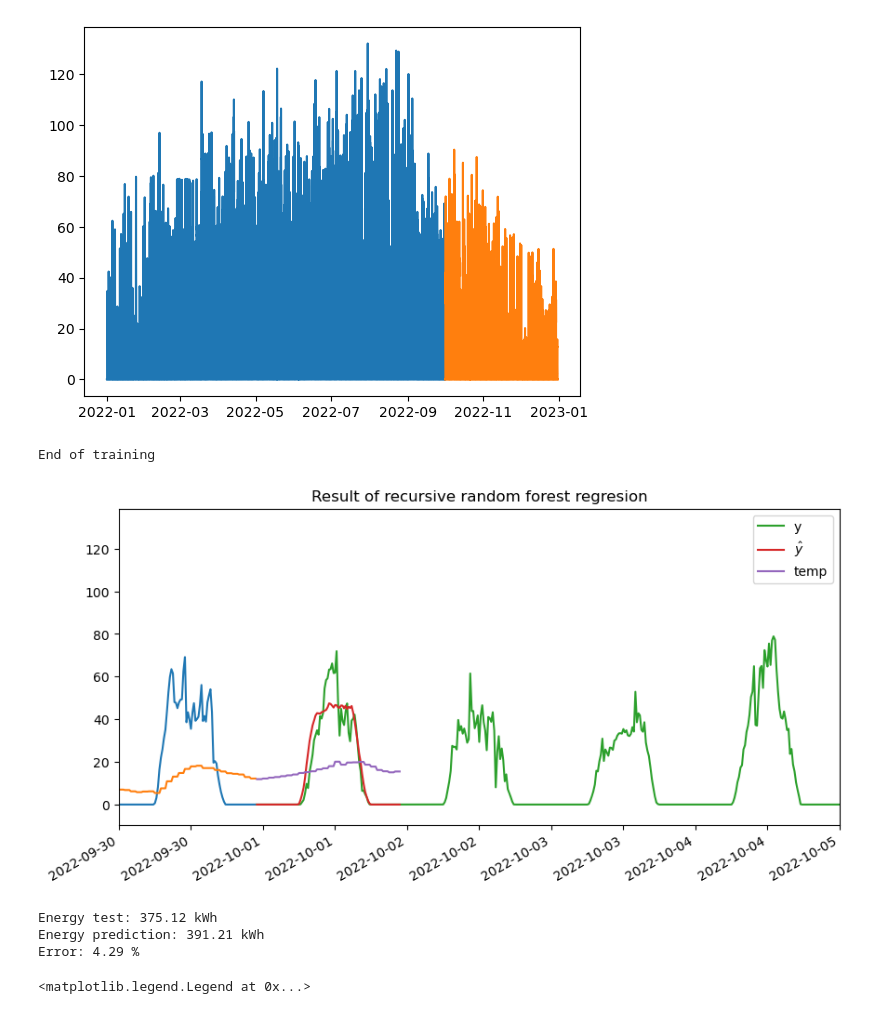
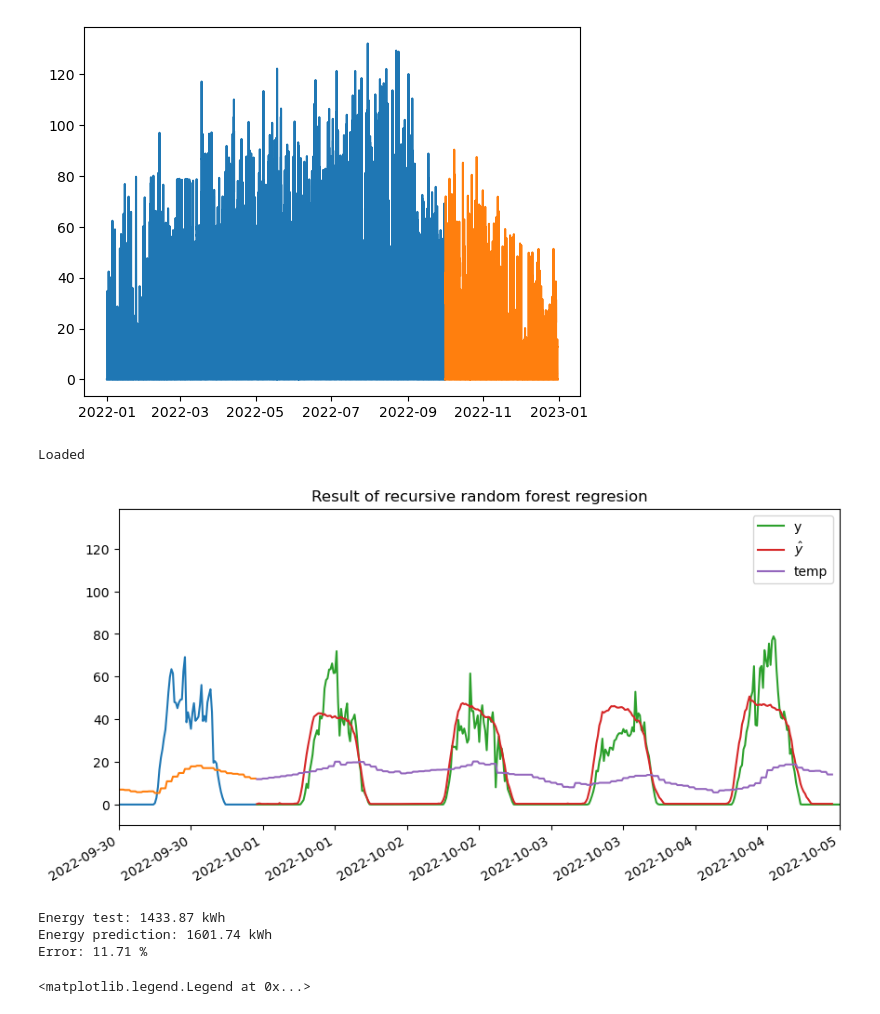
Before and after one commit to SpongeStark/Pre-PhD, a Jupyter notebook: demo/PV_2022_limit_configuration.ipynb, the cells around one changed output. Cells and saved outputs as stored; diff of their text form; code cells hidden in the pictures.

Commit message:
new 2024 predictions

```diff
--- a/demo/PV_2022_limit_configuration.ipynb
+++ b/demo/PV_2022_limit_configuration.ipynb
@@ -6,8 +6,8 @@ import numpy as np
 import pandas as pd
 # root_proj = Path("/Users/yk/Documents/Projects/Pre-PhD")
 # root_proj = Path("/Users/VERTPOM-UPJV/Documents/Banque_de_l'energie_V2/Data_prediction_K/Pre-PhD")
-# root_proj = Path("/Users/alesk/Documents/Git-repo/Pre-PhD")
-root_proj = Path("D:/GIT-REPO/Pre-PhD")
+root_proj = Path("/Users/alesk/Documents/Git-repo/Pre-PhD")
+# root_proj = Path("D:/GIT-REPO/Pre-PhD")
 if str(root_proj/"src") not in sys.path:
     sys.path.append(str(root_proj/"src"))
 # %%
@@ -338,9 +338,9 @@ from xgboost import XGBRegressor
 from lightgbm import LGBMRegressor
 days = 30
 forecaster = ForecasterRecursive(
-    # regressor = XGBRegressor(n_estimators=460, learning_rate=0.01, random_state=42),
+    regressor = XGBRegressor(n_estimators=460, learning_rate=0.01, random_state=42),
         # regressor = LGBMRegressor(random_state=15926, verbose=-1),
-    regressor = RandomForestRegressor(random_state=42),
+    # regressor = RandomForestRegressor(random_state=42),
     lags = int((60/15)*24*days), # use previous month
     window_features = RollingFeatures(stats=['max','std'], window_sizes=int((60/15)*24))
 )
@@ -348,7 +348,7 @@ forecaster = ForecasterRecursive(
 import joblib as jb
 import json
 
-output_dir = root_proj / "checkpoints" / "2022"/ "predictions" / "pv_30d_rf_2022_temp"
+output_dir = root_proj / "checkpoints" / "2022"/ "predictions" / "pv_30d_xgb_2022_temp"
 
 if not (output_dir / "log.json").is_file(): # first train
     output_dir.mkdir(parents=True, exist_ok=True)
@@ -383,51 +383,53 @@ else:
         log = json.load(f)
     print("Loaded")
 # %% [output]
-End of training
+Loaded
 # %%
-yhat_test = forecaster.predict(steps=96, exog=df_test[['temp']])
+daysa = 96*4
+yhat_test = forecaster.predict(steps=daysa, exog=df_test[['temp']])
 # %%
 # Save and display the plot
 import matplotlib.ticker as ticker
 fig, ax = plt.subplots(figsize=(10, 5))
 ax.set_title("Result of recursive random forest regresion")
 ax.plot(df_train['Date'],df_train['PV'])
 ax.plot(df_train['Date'],df_train['temp'])
 ax.plot(df_test['Date'], df_test['PV'], label='y')
-ax.plot(df_test['Date'][:96], yhat_test, label=r'$\hat{y}$')
-ax.plot(df_test['Date'][:96],df_test['temp'][:96], label='temp')
+ax.plot(df_test['Date'][:daysa], yhat_test, label=r'$\hat{y}$')
+ax.plot(df_test['Date'][:daysa],df_test['temp'][:daysa], label='temp')
 # ax.plot(df_after.Date.dt.tz_localize(None), df_after['PV'], label='After')
 
 ax.xaxis.set_major_locator(ticker.MaxNLocator(nbins=10))
 
 ax.set_xlim(pd.Timestamp('2022-09-30'), pd.Timestamp('2022-10-05'))
 
 # optional: minor ticks every 6 hours
 # ax.xaxis.set_minor_locator(mdates.HourLocator(interval=6))
 
 ax.legend()
 
 fig.autofmt_xdate() # for rotation
 fig.savefig(output_dir / "prediction_test.png", dpi=300, bbox_inches='tight')
 plt.show()
 # %% [output]
-[figure, old version]
+[figure, new version]
 # %%
 energy_test = []
 energy_pred = []
-for i in range(96):
+for i in range(daysa):
     energy_test.append(df_test['PV'].iloc[i]*0.25) # 15min = 0.25h
     energy_pred.append(yhat_test.iloc[i]*0.25) # 15min = 0.25h (positional access to avoid KeyError)
 energy_test = sum(energy_test)
+
 energy_pred = sum(energy_pred)
 error = abs(energy_test-energy_pred)*100/energy_test
 print(f"Energy test: {energy_test:.2f} kWh")
 print(f"Energy prediction: {energy_pred:.2f} kWh")
 print(f"Error: {error:.2f} %")
 # %% [output]
-Energy test: 375.12 kWh
-Energy prediction: 391.21 kWh
-Error: 4.29 %
+Energy test: 1433.87 kWh
+Energy prediction: 1601.74 kWh
+Error: 11.71 %
 # %%
 fig, ax = plt.subplots(figsize=(10, 5))
 ax.set_title("Result of recursive random forest regresion")
```
Also changed, not shown: 1 other file.
